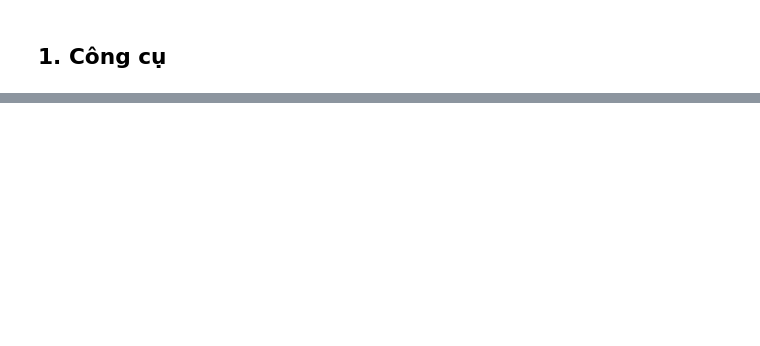
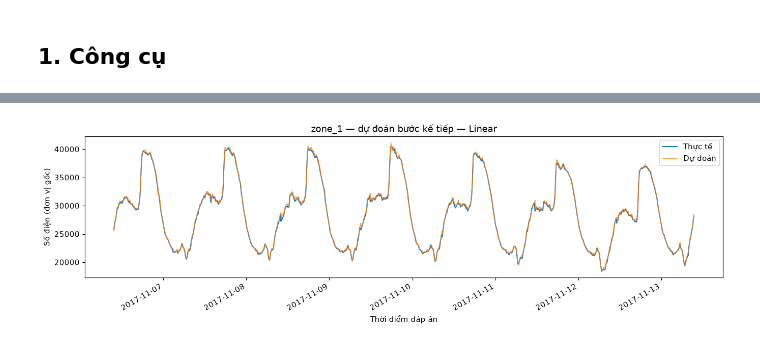
Before and after one commit to huy1907ddddddd/DS66B_group_14, a Jupyter notebook: notebooks/GridWatch_Colab.ipynb, the cells around one changed output, grey strips where cells are left out. Saved outputs shown, nothing was run; the diff lists cells and outputs as text; code cells hidden in the pictures; blank space fills up the shorter version.

Commit message:
Finish next-step forecasting with seasonal validation and tuned MLP and PCA models

```diff
--- a/notebooks/GridWatch_Colab.ipynb
+++ b/notebooks/GridWatch_Colab.ipynb
@@ -474,0 +249,8 @@ Test cũ đã từng được xem; cần ghi rõ khi chốt cách đánh giá cu
+# %%
+val_predictions = {name: X_val_all[columns].to_numpy() for name, columns in baseline_columns.items()}
+for name, model in models.items():
+    model.fit(X_train, y_train)
+    val_predictions[name] = model.predict(X_val)
+initial_rows = [[name, *metrics(y_val, predicted)] for name, predicted in val_predictions.items()]
+initial_results = pd.DataFrame(initial_rows, columns=['Model'] + metric_names).set_index('Model').sort_values('MAE')
+display(initial_results)
@@ -474,0 +358,9 @@ Test cũ đã từng được xem; cần ghi rõ khi chốt cách đánh giá cu
+# %%
+candidates = models.copy()
+for name, model in tuned.items():
+    candidates[name + ' (tuned)'] = model
+validation_rows = [[name, *metrics(y_val, predicted)] for name, predicted in val_predictions.items()]
+validation_results = pd.DataFrame(validation_rows, columns=['Model'] + metric_names).set_index('Model').sort_values('MAE')
+best_name = validation_results.index[0]
+display(validation_results)
+print('Đã chốt trước test:', best_name)
@@ -474,0 +471,17 @@ Test cũ đã từng được xem; cần ghi rõ khi chốt cách đánh giá cu
+# %%
+row_errors = {name: np.abs(y_test.to_numpy() - predicted).mean(axis=1)
+              for name, predicted in test_predictions.items()}
+errors_by_time = pd.DataFrame(row_errors, index=pd.DatetimeIndex(test_target_time, name='Thời điểm đáp án'))
+weekly_mae = errors_by_time.groupby(errors_by_time.index.to_period('W')).mean()
+monthly_mae = errors_by_time.groupby(errors_by_time.index.to_period('M')).mean()
+show_models = list(dict.fromkeys(['Persistence'] + validation_results.index[:3].tolist()))
+print('MAE theo tuần:')
+display(weekly_mae[show_models])
+print('MAE theo tháng:')
+display(monthly_mae[show_models])
+plot_zone = 'zone_1'  # Có thể đổi zone_2 hoặc zone_3.
+zone_index = zones.index(plot_zone)
+timeline = pd.DataFrame({'Lúc dự đoán': test_origin.to_numpy(), 'Lúc đáp án': test_target_time.to_numpy(),
+                         'Thực tế': y_test[plot_zone].to_numpy(), 'Dự đoán': best_test_prediction[:, zone_index]})
+timeline['Sai số tuyệt đối'] = (timeline['Thực tế'] - timeline['Dự đoán']).abs()
+display(timeline.head(12))
@@ -474,0 +522,13 @@ Test cũ đã từng được xem; cần ghi rõ khi chốt cách đánh giá cu
+# %%
+shown = timeline[timeline['Lúc đáp án'] < timeline['Lúc đáp án'].iloc[0] + pd.Timedelta(days=7)]
+fig, ax = plt.subplots(figsize=(13, 4))
+ax.plot(shown['Lúc đáp án'], shown['Thực tế'], label='Thực tế', linewidth=1.4)
+ax.plot(shown['Lúc đáp án'], shown['Dự đoán'], label='Dự đoán', linewidth=1.1, alpha=0.85)
+ax.set(title=f'{plot_zone} — dự đoán bước kế tiếp — {best_name}', xlabel='Thời điểm đáp án', ylabel='Số điện (đơn vị gốc)')
+ax.legend()
+fig.autofmt_xdate()
+fig.tight_layout()
+fig.savefig('next_step_forecast.png', dpi=160)
+plt.show()
+# %% [output]
+[figure, added]
```
Also changed, not shown: parts of 73 cells of this notebook, 11 other files.
